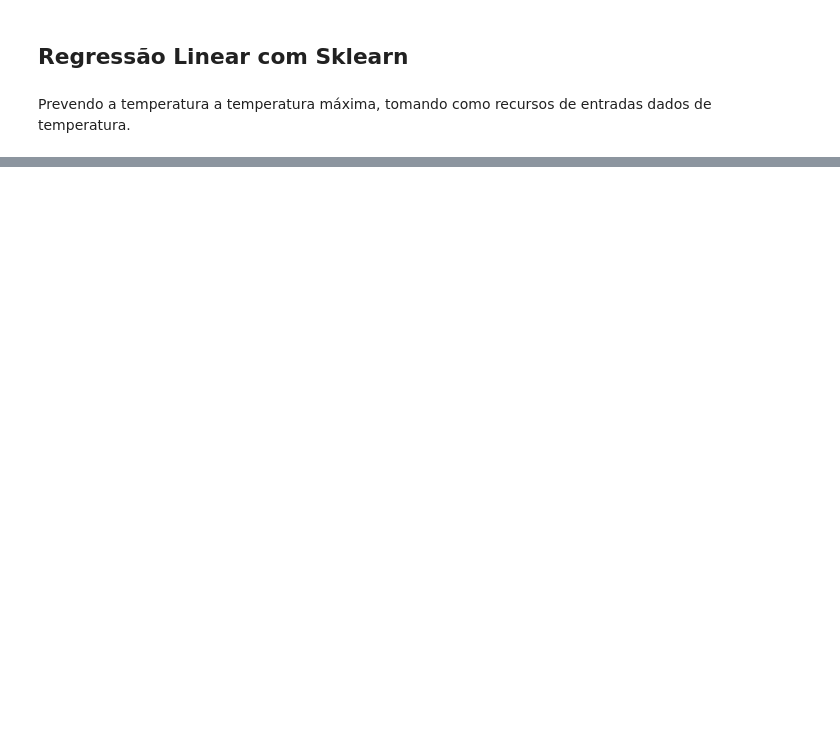
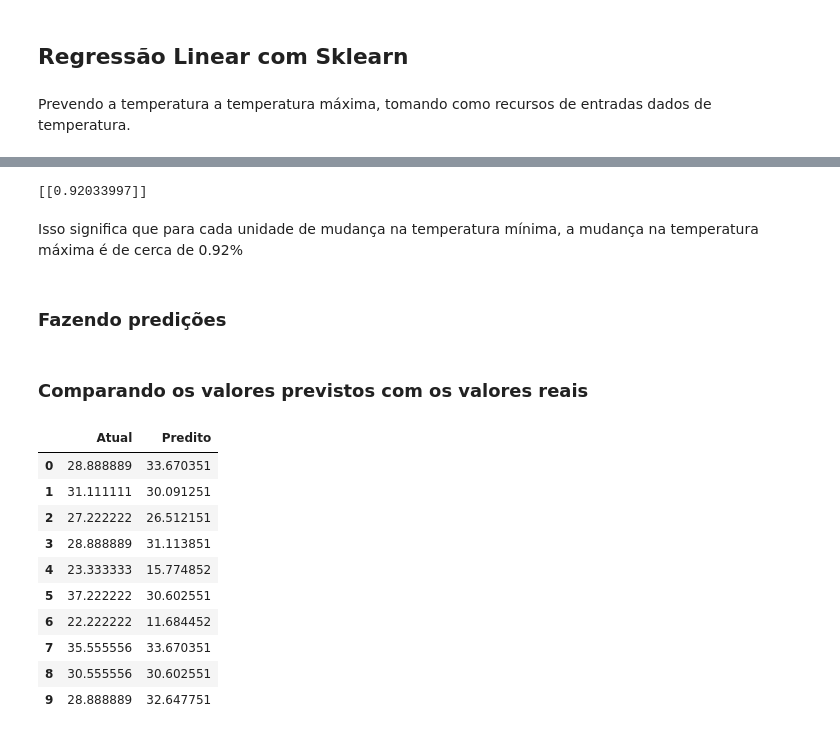
Before and after one commit to marcos-marques/linear_regression, a Jupyter notebook: linear_regression_weathear.ipynb, the cells around one changed output, grey strips where cells are left out. Cells and saved outputs as stored; diff of their text form; code cells hidden in the pictures; blank space fills up the shorter version.

```diff
--- a/linear_regression_weathear.ipynb
+++ b/linear_regression_weathear.ipynb
@@ -37,0 +61,3 @@ df.describe()
+# %%
+X = df['MinTemp'].values.reshape(-1, 1)
+y = df['MaxTemp'].values.reshape(-1, 1)
@@ -37,0 +77,8 @@ df.describe()
+# %%
+print(regressor.coef_)
+# %% [output]
+[[0.92033997]]
+# %% [markdown]
+Isso significa que para cada unidade de mudança na temperatura mínima, a mudança na temperatura máxima é de cerca de 0.92%
+# %% [markdown]
+### Fazendo predições
@@ -37,0 +87,17 @@ df.describe()
+# %% [markdown]
+### Comparando os valores previstos com os valores reais
+# %%
+df_pred = pd.DataFrame({'Atual': y_test.flatten(), 'Predito': y_pred.flatten()})
+df_pred.head(10)
+# %% [output]
+|  | Atual | Predito |
+| 0 | 28.888889 | 33.670351 |
+| 1 | 31.111111 | 30.091251 |
+| 2 | 27.222222 | 26.512151 |
+| 3 | 28.888889 | 31.113851 |
+| 4 | 23.333333 | 15.774852 |
+| 5 | 37.222222 | 30.602551 |
+| 6 | 22.222222 | 11.684452 |
+| 7 | 35.555556 | 33.670351 |
+| 8 | 30.555556 | 30.602551 |
+| 9 | 28.888889 | 32.647751 |
```
Also changed, not shown: parts of 14 cells of this notebook, 1 other file.
